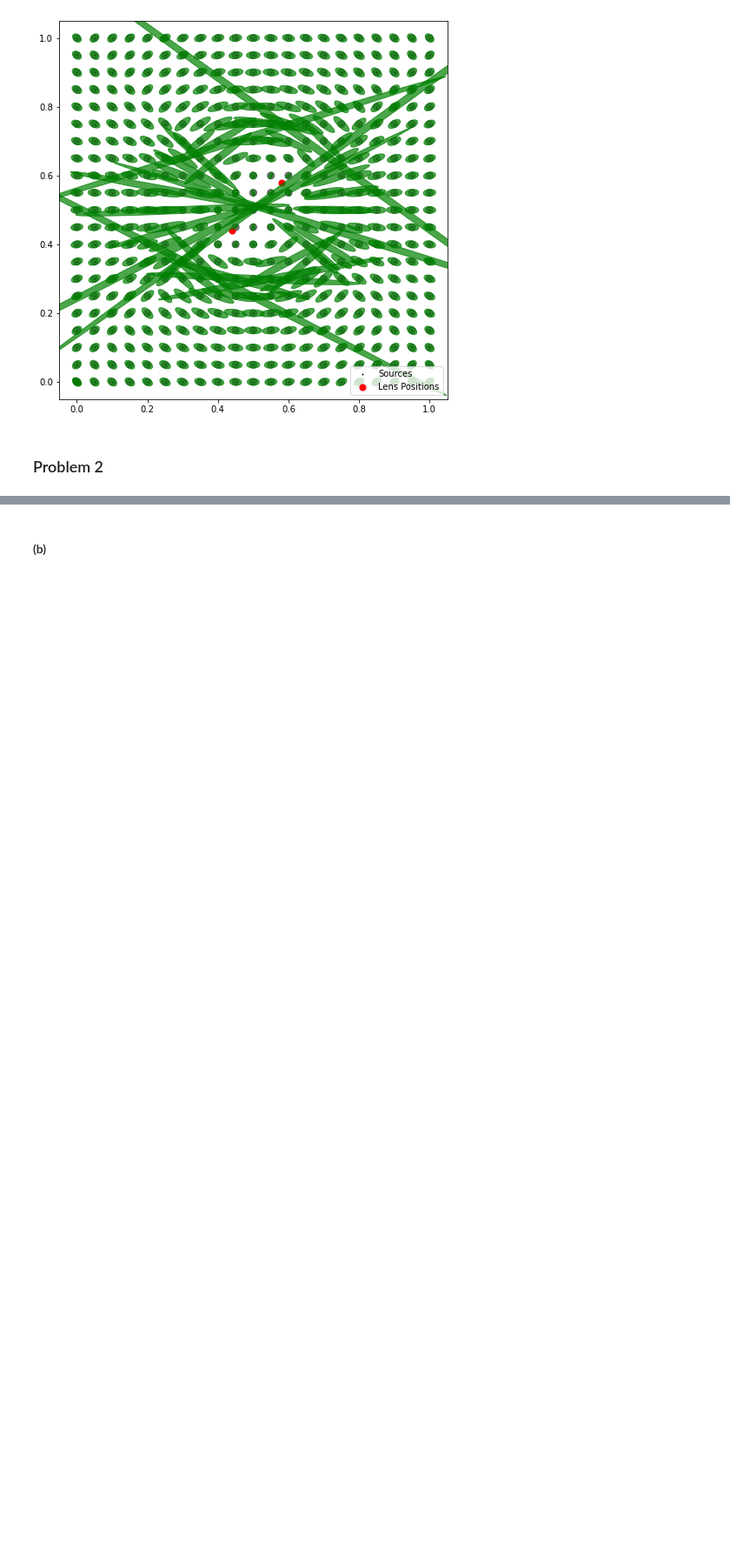
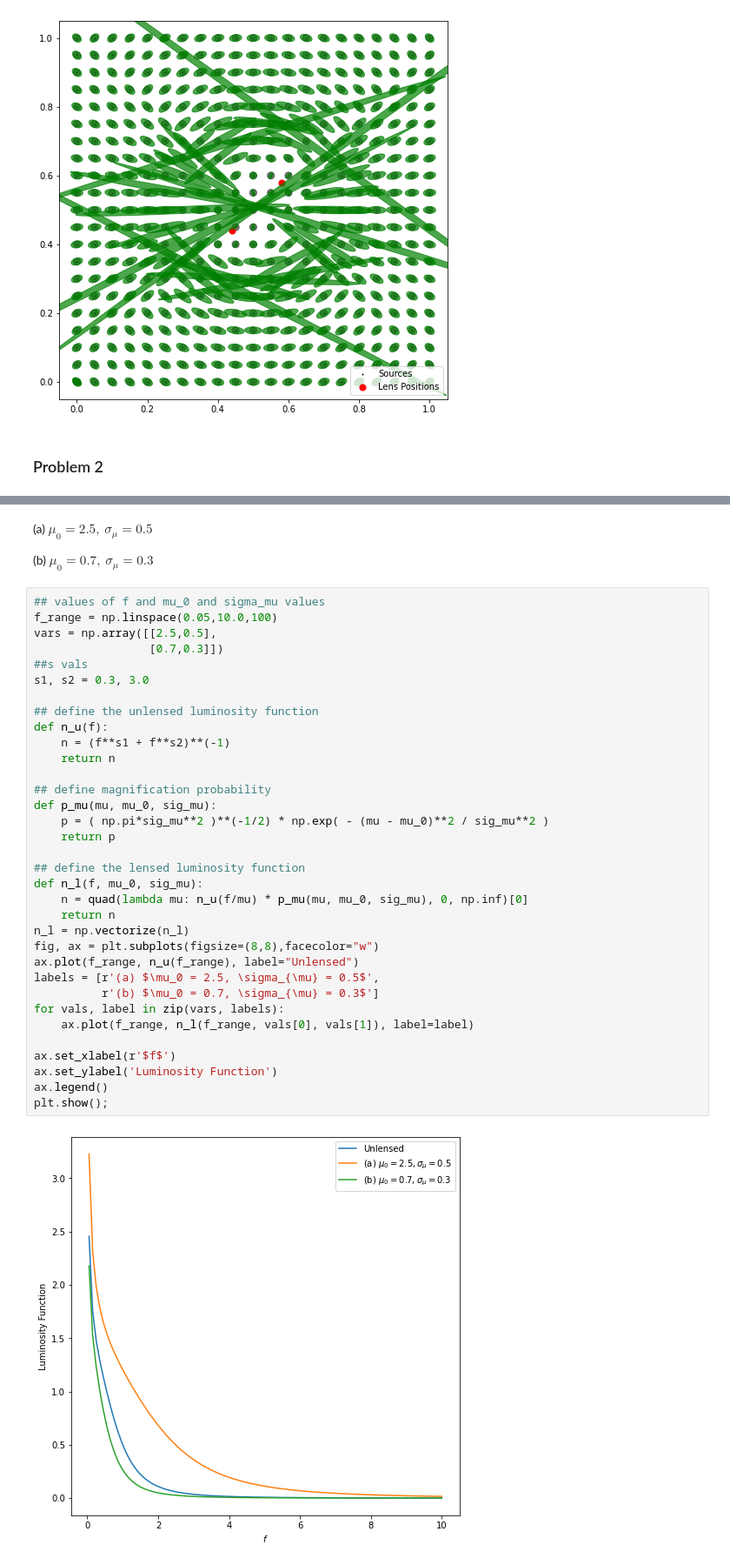
Before and after one commit to tylerbarna/AST8110, a Jupyter notebook: pset06/pset06.ipynb, the cells around one changed output, grey strips where cells are left out. Shown at 87% size. Cells and saved outputs as stored; diff of their text form; blank space fills up the shorter version.

```diff
--- a/pset06/pset06.ipynb
+++ b/pset06/pset06.ipynb
@@ -219,5 +224,43 @@ $$
 n_L (f) = \int \frac{n_U (f/\mu) p(\mu)}{\mu} \text{d}\mu
 \end{equation}
 $$
-# %% [markdown]
-#### (b)
+# %% [markdown]
+(a) $ \mu_0 = 2.5, \ \sigma_\mu = 0.5 $
+
+(b) $ \mu_0 = 0.7, \ \sigma_\mu = 0.3 $
+# %%
+## values of f and mu_0 and sigma_mu values
+f_range = np.linspace(0.05,10.0,100)
+vars = np.array([[2.5,0.5],
+                 [0.7,0.3]])
+##s vals
+s1, s2 = 0.3, 3.0
+
+## define the unlensed luminosity function
+def n_u(f):
+    n = (f**s1 + f**s2)**(-1)
+    return n
+
+## define magnification probability
+def p_mu(mu, mu_0, sig_mu):
+    p = ( np.pi*sig_mu**2 )**(-1/2) * np.exp( - (mu - mu_0)**2 / sig_mu**2 )
+    return p
+
+## define the lensed luminosity function
+def n_l(f, mu_0, sig_mu):
+    n = quad(lambda mu: n_u(f/mu) * p_mu(mu, mu_0, sig_mu), 0, np.inf)[0]
+    return n
+n_l = np.vectorize(n_l)
+fig, ax = plt.subplots(figsize=(8,8),facecolor="w")
+ax.plot(f_range, n_u(f_range), label="Unlensed")
+labels = [r'(a) $\mu_0 = 2.5, \sigma_{\mu} = 0.5$',
+          r'(b) $\mu_0 = 0.7, \sigma_{\mu} = 0.3$']
+for vals, label in zip(vars, labels):
+    ax.plot(f_range, n_l(f_range, vals[0], vals[1]), label=label)
+
+ax.set_xlabel(r'$f$')
+ax.set_ylabel('Luminosity Function')
+ax.legend()
+plt.show();
+# %% [output]
+[figure, added]
```
Also changed, not shown: parts of 5 cells of this notebook.
